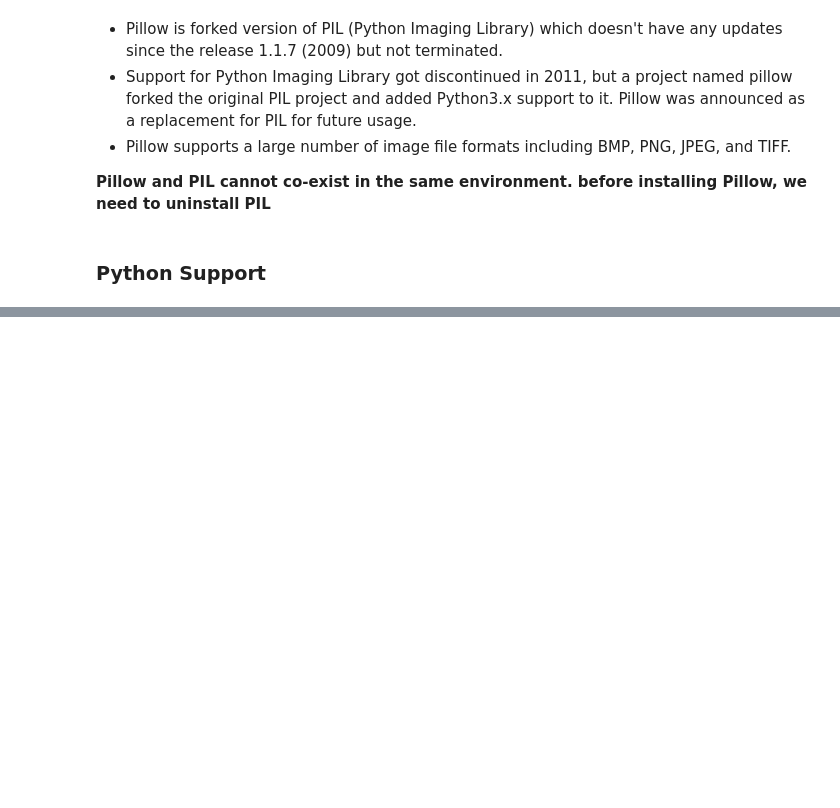
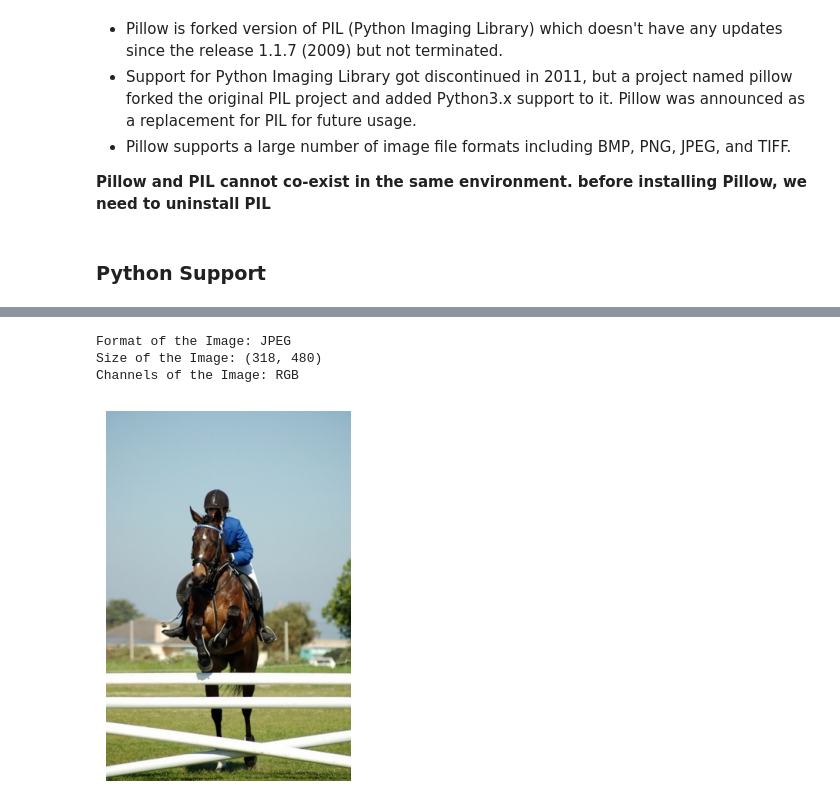
Before and after one commit to jami-sk/Deep_Learning, a Jupyter notebook: Image-Processing-Tools/Python/Pillow-Python/01-Pillow-Basics.ipynb, the cells around one changed output, grey strips where cells are left out. Cells and saved outputs as stored; diff of their text form; code cells hidden in the pictures; blank space fills up the shorter version.

```diff
--- a/Image-Processing-Tools/Python/Pillow-Python/01-Pillow-Basics.ipynb
+++ b/Image-Processing-Tools/Python/Pillow-Python/01-Pillow-Basics.ipynb
@@ -45,0 +64,16 @@ Pillow supports following Python Versions:
+# %%
+# 1 Loading an Image
+# Image.open will returns an Image object
+im = Image.open("D:/Development/Deep_Learning/datasets/Datasets/PascalVoc2007/PASCALVOC2007/VOCtest_06-Nov-2007/VOCdevkit/VOC2007/JPEGImages/000168.jpg")
+# if file cannot be opened an OSError exception is raised
+# file header is read to determine the file format and extract things like mode, size and other properties to decode the file
+# The file doesn't decode or raster data does not be loaded or processed unless it has to.
+# so opening a file is faster and independent of file size and compression size
+# %%
+print(f'Format of the Image: {im.format}')      # Returns file format (JPEG, BPM, TIFF, PNG..etc.,). If file is not readable it will return None
+print(f'Size of the Image: {im.size}')          # A tuple (width,height)
+print(f'Channels of the Image: {im.mode}')      # it will define number of channels and pixel type and name of band (L - greyscale, RGB-Normal Images, CMYK-prepress images)
+# %% [output]
+Format of the Image: JPEG
+Size of the Image: (318, 480)
+Channels of the Image: RGB
@@ -45,0 +84,6 @@ Pillow supports following Python Versions:
+# %%
+plt.imshow(im)
+plt.axis('off')
+plt.show()
+# %% [output]
+[figure, added]
```
Also changed, not shown: parts of 25 cells of this notebook.
